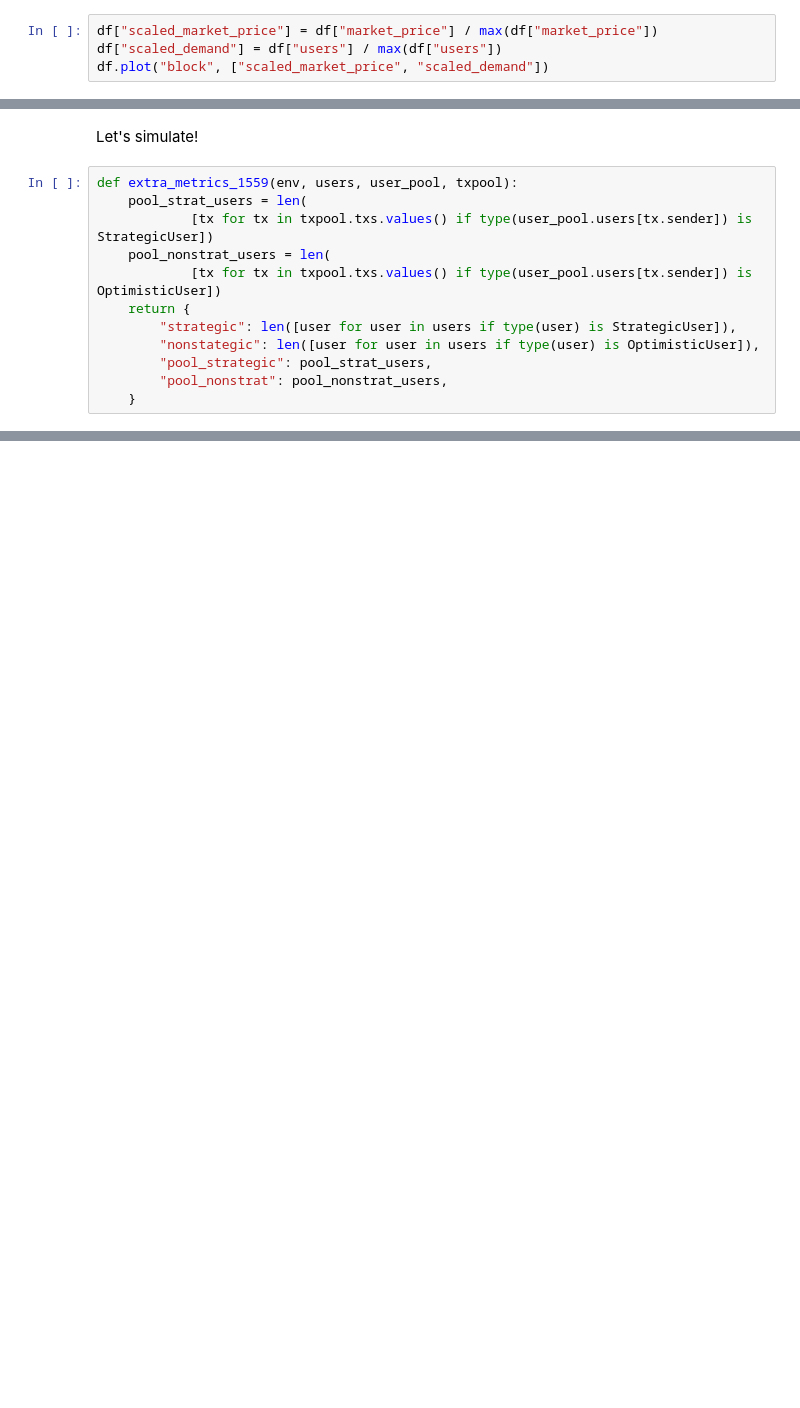
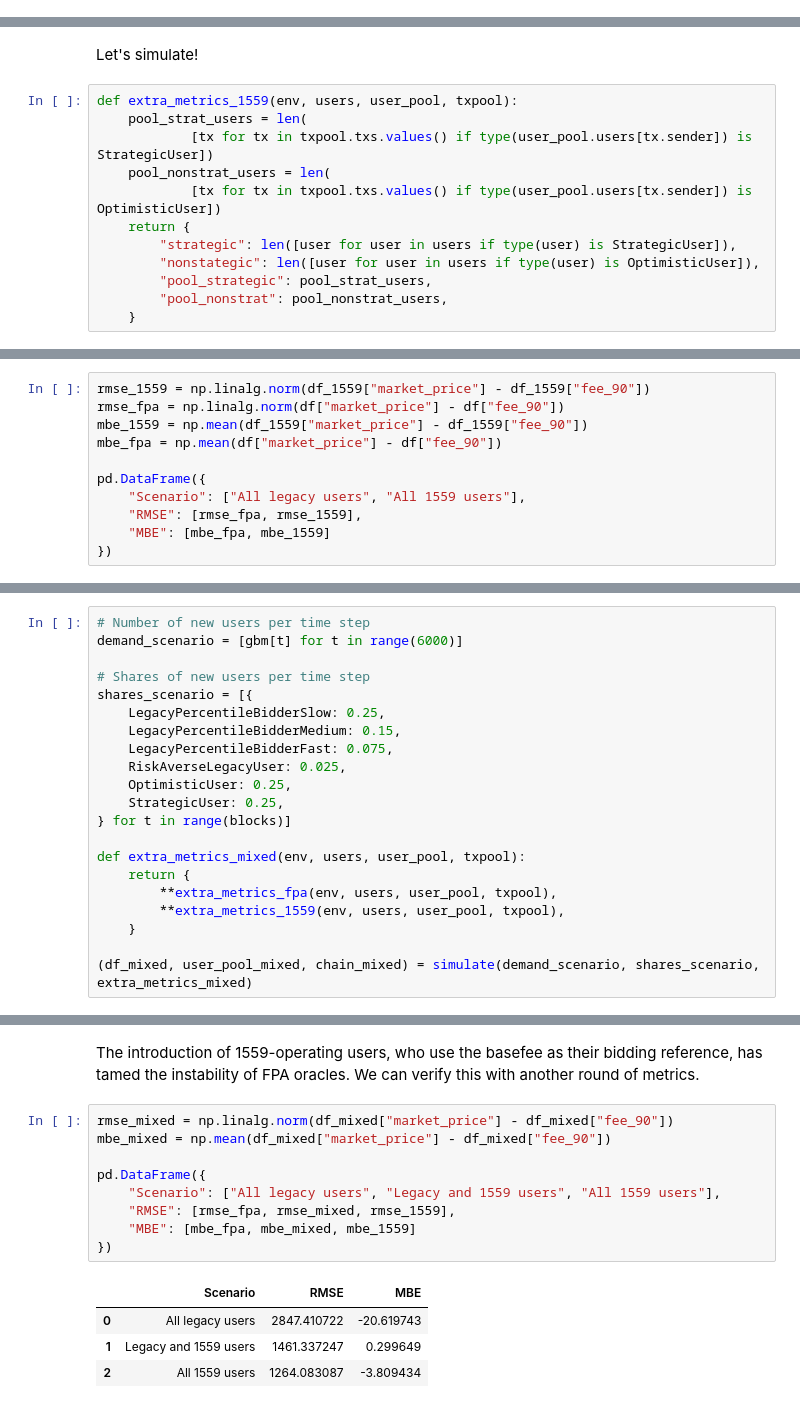
Before and after one commit to ethereum/abm1559, a Jupyter notebook: notebooks/Transition.ipynb, the cells around one changed output, grey strips where cells are left out. Cells and saved outputs as stored; diff of their text form; blank space fills up the shorter version.

```diff
--- a/notebooks/Transition.ipynb
+++ b/notebooks/Transition.ipynb
@@ -531,7 +517,3 @@ df.plot("block", ["basefee", "market_price", "median_fee", "fee_75", "fee_90"])
 # %% [output]
 <AxesSubplot:xlabel='block'>
 [drawing not drawn]
-# %%
-df["scaled_market_price"] = df["market_price"] / max(df["market_price"])
-df["scaled_demand"] = df["users"] / max(df["users"])
-df.plot("block", ["scaled_market_price", "scaled_demand"])
@@ -994,0 +700,11 @@ class LegacyUser(AffineUser):
+# %%
+rmse_1559 = np.linalg.norm(df_1559["market_price"] - df_1559["fee_90"])
+rmse_fpa = np.linalg.norm(df["market_price"] - df["fee_90"])
+mbe_1559 = np.mean(df_1559["market_price"] - df_1559["fee_90"])
+mbe_fpa = np.mean(df["market_price"] - df["fee_90"])
+
+pd.DataFrame({
+    "Scenario": ["All legacy users", "All 1559 users"],
+    "RMSE": [rmse_fpa, rmse_1559],
+    "MBE": [mbe_fpa, mbe_1559]
+})
@@ -994,0 +719,21 @@ class LegacyUser(AffineUser):
+# %%
+# Number of new users per time step
+demand_scenario = [gbm[t] for t in range(6000)]
+
+# Shares of new users per time step
+shares_scenario = [{
+    LegacyPercentileBidderSlow: 0.25,
+    LegacyPercentileBidderMedium: 0.15,
+    LegacyPercentileBidderFast: 0.075,
+    RiskAverseLegacyUser: 0.025,
+    OptimisticUser: 0.25,
+    StrategicUser: 0.25,
+} for t in range(blocks)]
+
+def extra_metrics_mixed(env, users, user_pool, txpool):
+    return {
+        **extra_metrics_fpa(env, users, user_pool, txpool),
+        **extra_metrics_1559(env, users, user_pool, txpool),
+    }
+
+(df_mixed, user_pool_mixed, chain_mixed) = simulate(demand_scenario, shares_scenario, extra_metrics_mixed)
@@ -994,0 +745,16 @@ class LegacyUser(AffineUser):
+# %% [markdown]
+The introduction of 1559-operating users, who use the basefee as their bidding reference, has tamed the instability of FPA oracles. We can verify this with another round of metrics.
+# %%
+rmse_mixed = np.linalg.norm(df_mixed["market_price"] - df_mixed["fee_90"])
+mbe_mixed = np.mean(df_mixed["market_price"] - df_mixed["fee_90"])
+
+pd.DataFrame({
+    "Scenario": ["All legacy users", "Legacy and 1559 users", "All 1559 users"],
+    "RMSE": [rmse_fpa, rmse_mixed, rmse_1559],
+    "MBE": [mbe_fpa, mbe_mixed, mbe_1559]
+})
+# %% [output]
+|  | Scenario | RMSE | MBE |
+| 0 | All legacy users | 2847.410722 | -20.619743 |
+| 1 | Legacy and 1559 users | 1461.337247 | 0.299649 |
+| 2 | All 1559 users | 1264.083087 | -3.809434 |
```
Also changed, not shown: parts of 85 cells of this notebook, 2 other files.
